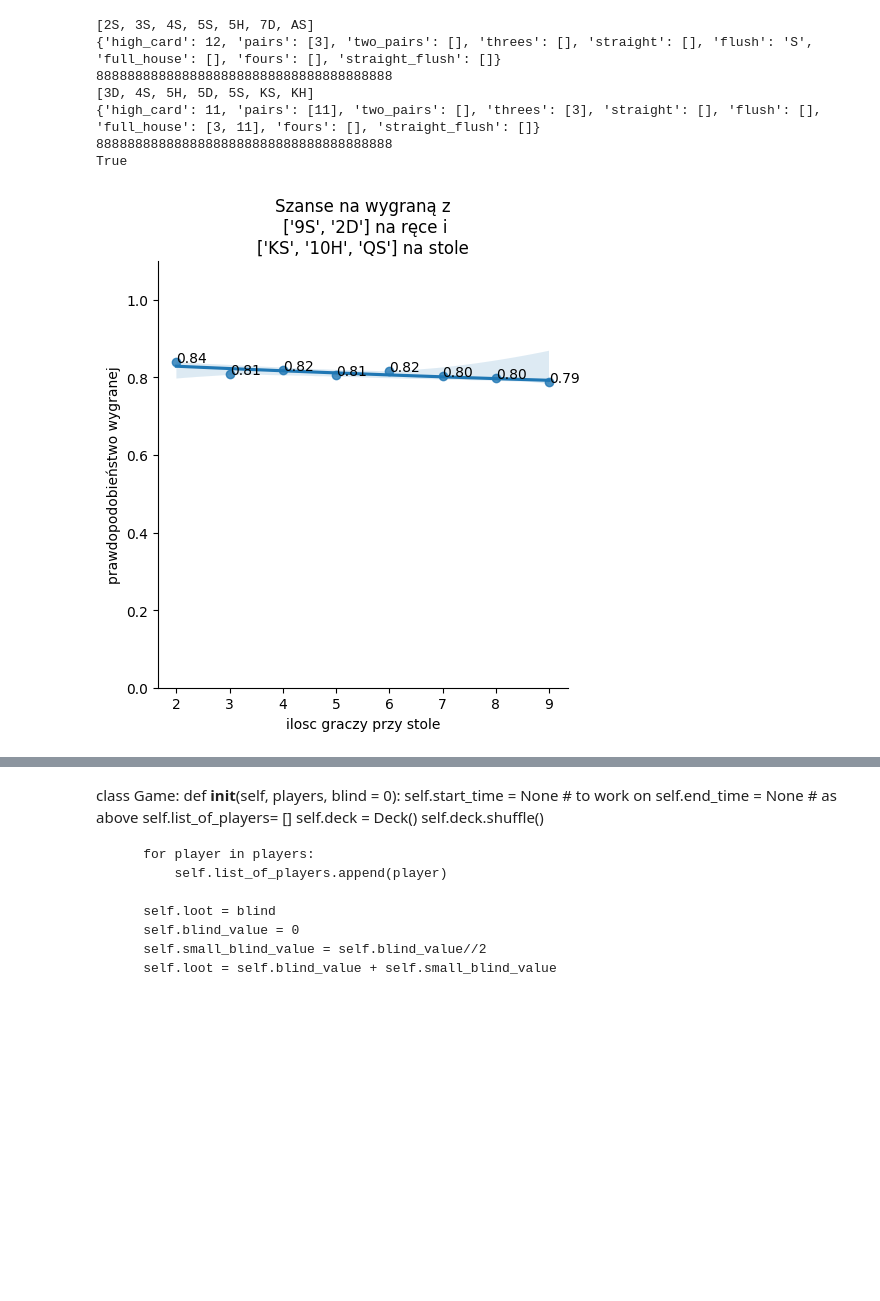
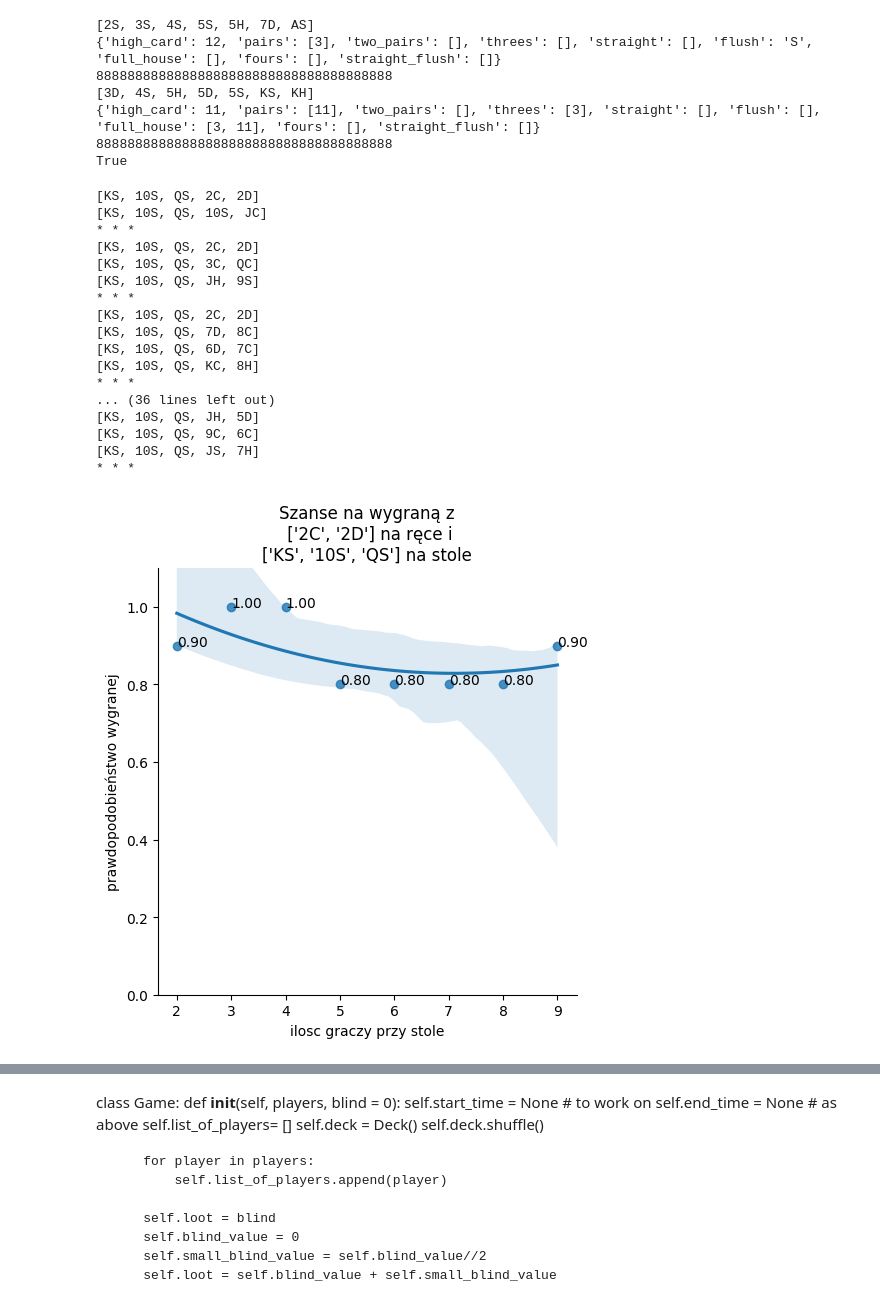
Before and after one commit to ninj4i/poker, a Jupyter notebook: pokerek.ipynb, the cells around one changed output, grey strips where cells are left out. Drawn from its saved outputs; the diff is of its cells as text; code cells hidden in the pictures; blank space fills up the shorter version.

```diff
--- a/pokerek.ipynb
+++ b/pokerek.ipynb
@@ -237,7 +237,7 @@ print(reka_pair == max ([reka_pair,reka_strit]))
 88888888888888888888888888888888888888
 True
 # %%
-def texas_holdem_monte_carlo(karty_w_rece: list, karty_na_stole: list(), ilosc_graczy = 2, wielkosc_proby = 10_000):
+def texas_holdem_monte_carlo(karty_w_rece: list, karty_na_stole: list(), ilosc_graczy = 2, wielkosc_proby = 1_0):
     talia = Deck()
     wygrane = 0
     for game in range(wielkosc_proby):
@@ -262,6 +262,9 @@ def texas_holdem_monte_carlo(karty_w_rece: list, karty_na_stole: list(), ilosc_g
 
 
     #print([f'{gr.cards_on_table}' for gr in gracze])
+    for gr in gracze:
+        print(gr.cards_on_table + gr.cards_in_hand)
+    print('* * * ')
     #print(f'max = {max(gracze)}')
     #print(f'{wygrane/wielkosc_proby:.2%}')
 
@@ -271,37 +274,54 @@ plt.rcParams['figure.dpi'] = 100
 plt.rcParams['figure.figsize'] = 10,5
 
 a = {
     2:0,
     3:0,
     4:0,
     5:0,
     6:0,
     7:0,
     8:0,
     9:0
     }
-raczka = ['9S', '2D']
-stolik = ['KS', '10H', 'QS']
+raczka = ['2C', '2D']
+stolik = ['KS', '10S', 'QS']
 for i in a.keys():
     a[i] = texas_holdem_monte_carlo(raczka, stolik,i)
 
 #print(a)
 #b = [str(s) for s in a.values()]
-aa = pd.DataFrame().assign(X = a.keys(), Y = a.values(), S = b)
+aa = pd.DataFrame().assign(X = a.keys(), Y = a.values())
 
 #print(aa)
 
 
 sns.lmplot(data = aa, x= 'X', y = 'Y', order = 2)
 plt.xlabel('ilosc graczy przy stole')
 plt.ylabel('prawdopodobieństwo wygranej')
 plt.title(f'Szanse na wygraną z\n {raczka} na ręce i\n{stolik} na stole')
 plt.ylim((0,1.1))
 for i in a.items():
     plt.text(i[0], i[1], '%.2f' % i[1])
 plt.show()
 # %% [output]
+[KS, 10S, QS, 2C, 2D]
+[KS, 10S, QS, 10S, JC]
+* * *
+[KS, 10S, QS, 2C, 2D]
+[KS, 10S, QS, 3C, QC]
+[KS, 10S, QS, JH, 9S]
+* * *
+[KS, 10S, QS, 2C, 2D]
+[KS, 10S, QS, 7D, 8C]
+[KS, 10S, QS, 6D, 7C]
+[KS, 10S, QS, KC, 8H]
+* * *
+... (36 lines left out)
+[KS, 10S, QS, JH, 5D]
+[KS, 10S, QS, 9C, 6C]
+[KS, 10S, QS, JS, 7H]
+* * *
-[figure, old version]
+[figure, new version]
 # %%
 a = {
     2:0,
```
Also changed, not shown: parts of 2 cells of this notebook.
